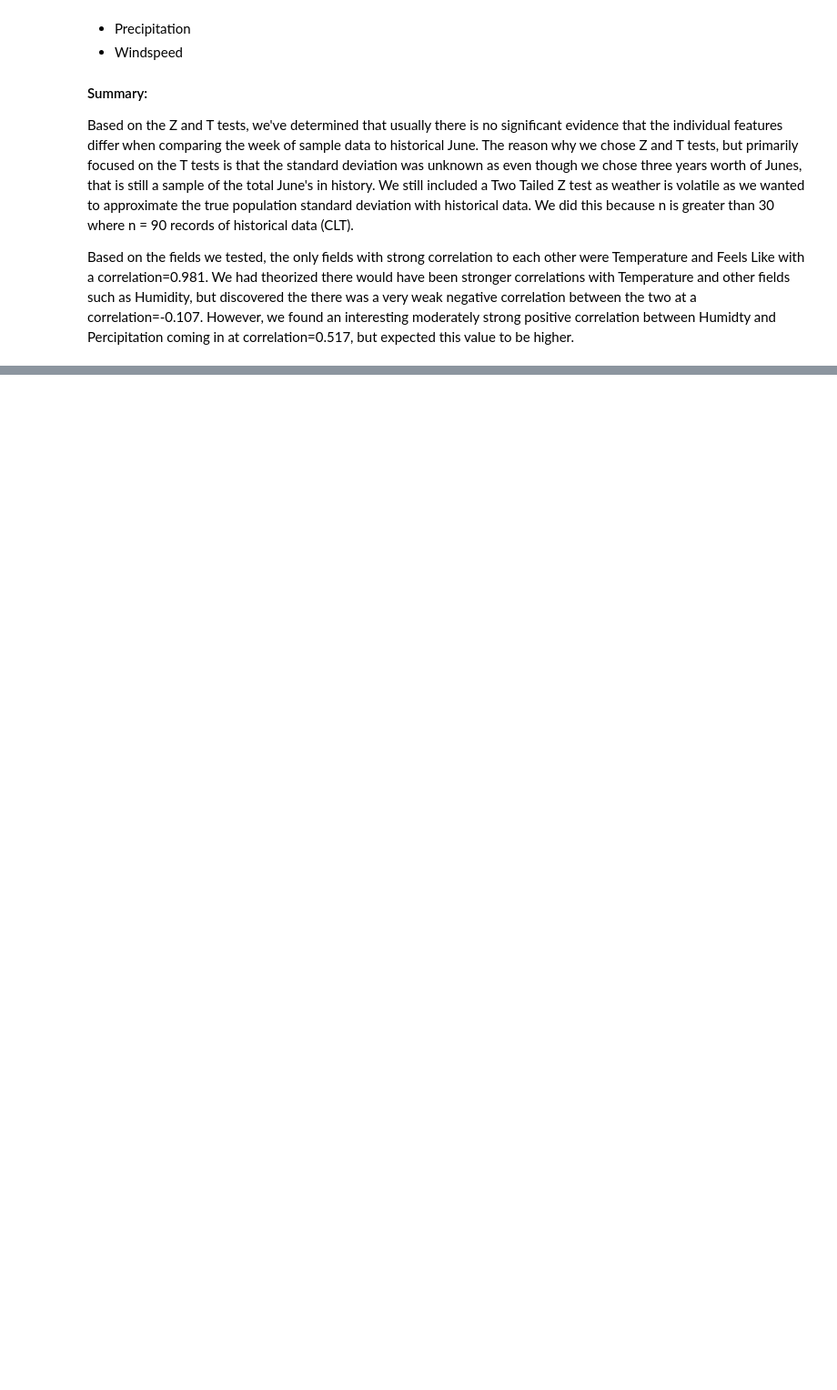
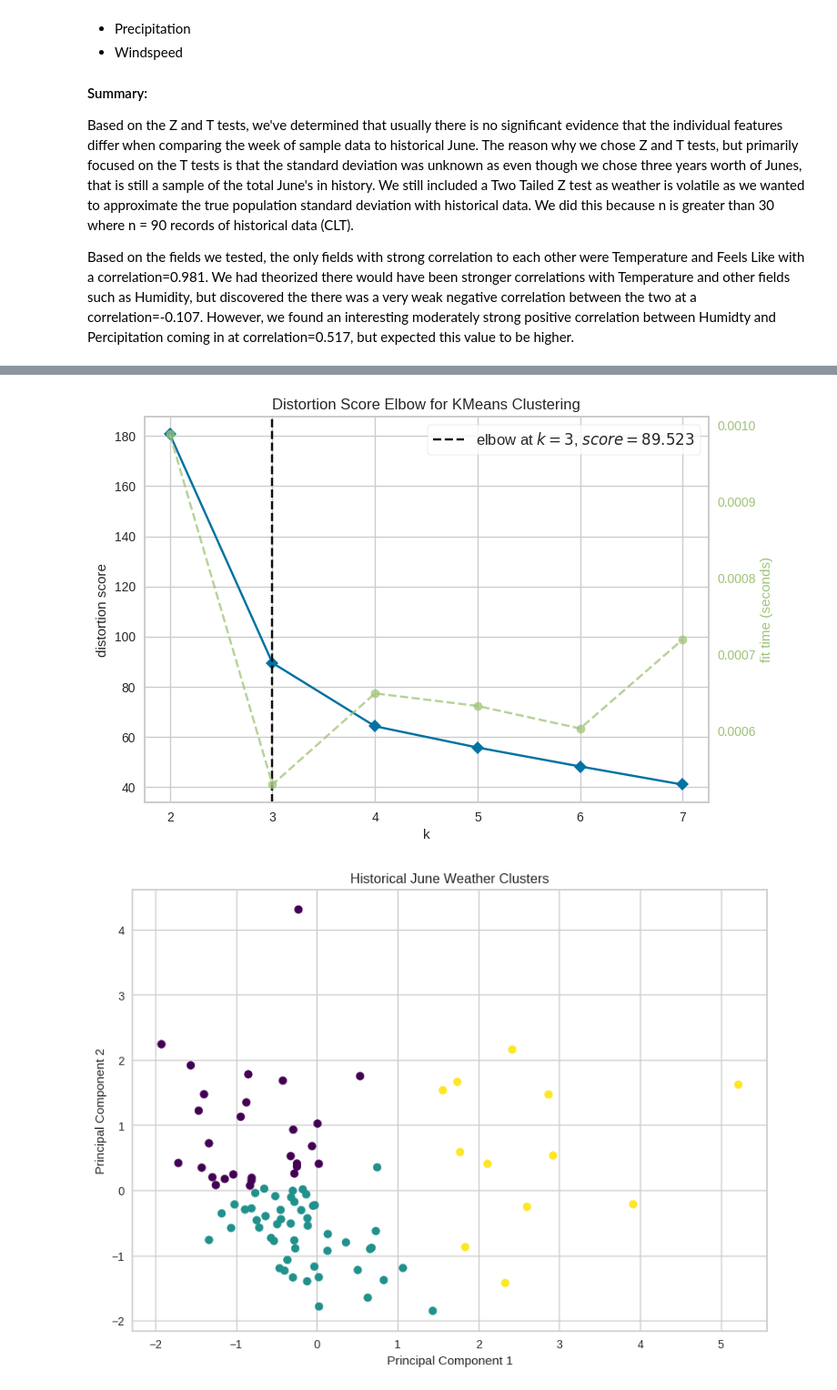
Before and after one commit to mnunez24/CMSC320_FinalProject, a Jupyter notebook: Submisson-Part-2.ipynb, the cells around one changed output, grey strips where cells are left out. Shown at 91% size. Saved outputs shown, nothing was run; the diff lists cells and outputs as text; code cells hidden in the pictures; blank space fills up the shorter version.

```diff
--- a/Submisson-Part-2.ipynb
+++ b/Submisson-Part-2.ipynb
@@ -662,0 +671,56 @@ Based on the fields we tested, the only fields with strong correlation to each o
+# %%
+weather_features = ["Temp", "Humidity", "Precip", "Windspeed"]
+
+historical_features = combined_df[weather_features].dropna()
+
+#standardize
+scaler = StandardScaler()
+historical_scaled = scaler.fit_transform(historical_features)
+
+pca = PCA(n_components=2)
+historical_pca = pca.fit_transform(historical_scaled)
+
+model = KMeans(random_state=42)
+
+visualizer = KElbowVisualizer(model, k=(2,8))
+
+visualizer.fit(historical_pca)
+visualizer.show()
+
+k_cluster = 3
+
+kmeans = KMeans(n_clusters=k_cluster, random_state=42)
+historical_labels = kmeans.fit_predict(historical_pca)
+
+plt.figure(figsize=(10,7))
+
+plt.scatter(historical_pca[:,0],historical_pca[:, 1], c=historical_labels, cmap="viridis")
+plt.xlabel("Principal Component 1")
+plt.ylabel("Principal Component 2")
+plt.title("Historical June Weather Clusters")
+
+plt.show()
+
+week_features = seven_day_forecast[weather_features].dropna()
+week_scaled = scaler.transform(week_features)
+week_pca = pca.transform(week_scaled)
+week_labels = kmeans.predict(week_pca)
+week_results = seven_day_forecast.loc[week_features.index].copy()
+week_results["Cluster"] = week_labels
+display(week_results[["Datetime"] + weather_features + ["Cluster"]])
+
+cluster_summary = historical_features.copy()
+cluster_summary["Cluster"] = historical_labels
+display(cluster_summary.groupby("Cluster").mean())
+
+plt.figure(figsize=(10,7))
+plt.scatter(historical_pca[:,0], historical_pca[:,1], c=historical_labels, cmap="viridis", alpha=0.6, label="Historical June Days")
+plt.scatter(week_pca[:,0], week_pca[:,1], marker="X", s=180, c="red", edgecolors="black",label="Observed Week")
+plt.xlabel("Principal Component 1")
+plt.ylabel("Principal Component 2")
+plt.title("Histical Weather Clusters and the week in 2026")
+plt.legend()
+plt.show()
+# %% [output]
+[figure, added]
+[figure, added]
```
Also changed, not shown: parts of 7 cells of this notebook.
